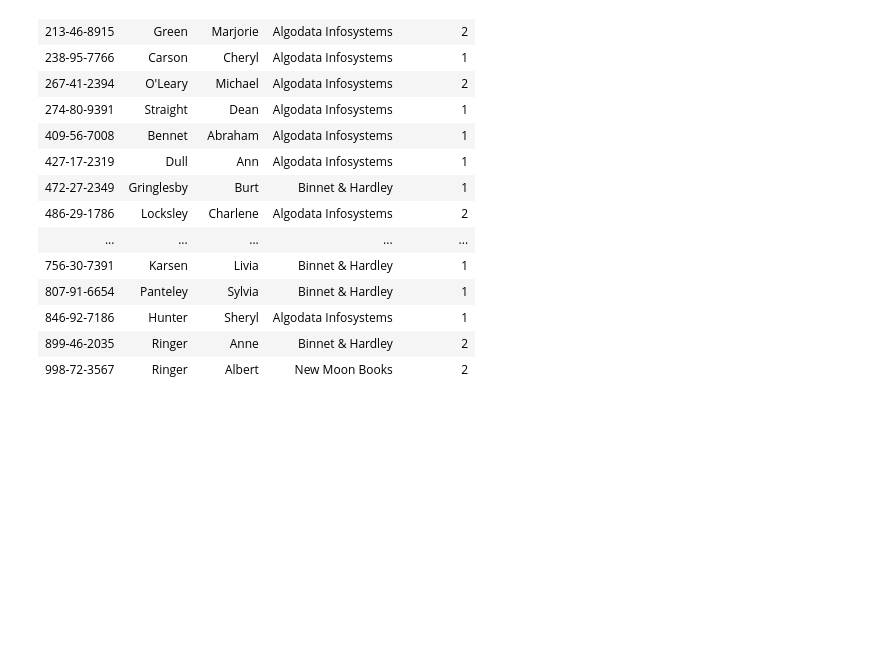
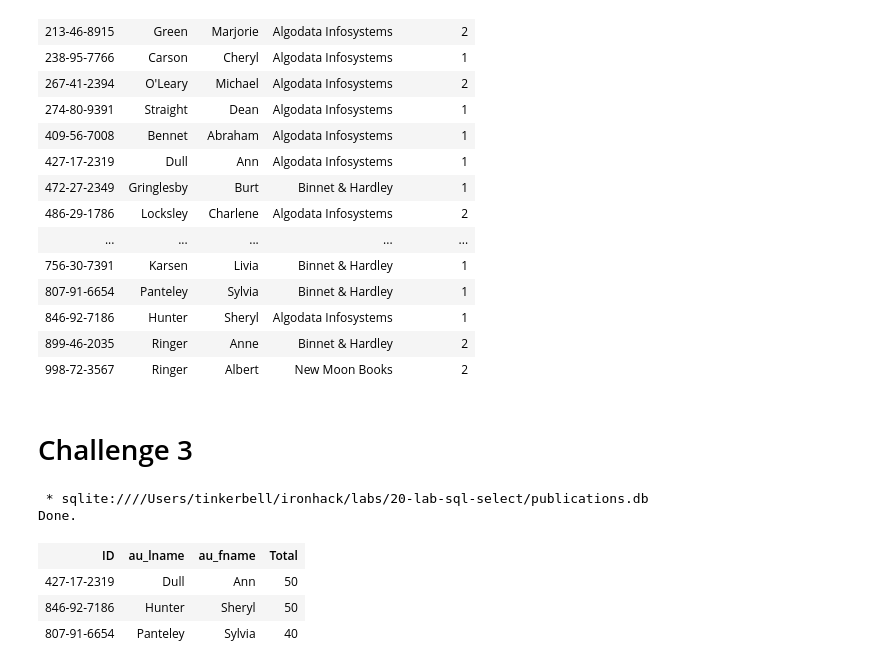
Before and after one commit to ironhack-bcn-data-pt/20-lab-sql-select, a Jupyter notebook: your-code/solution.ipynb, the cells around one changed output. Cells and saved outputs as stored; diff of their text form; code cells hidden in the pictures; blank space fills up the shorter version.

```diff
--- a/your-code/solution.ipynb
+++ b/your-code/solution.ipynb
@@ -200,3 +200,21 @@ Done.
 | 846-92-7186 | Hunter | Sheryl | Algodata Infosystems | 1 |
 | 899-46-2035 | Ringer | Anne | Binnet & Hardley | 2 |
 | 998-72-3567 | Ringer | Albert | New Moon Books | 2 |
+# %% [markdown]
+# Challenge 3
+# %%
+%%sql
+select authors.au_id as ID, authors.au_lname, authors.au_fname, sales.qty as Total
+from authors join titleauthor on authors.au_id = titleauthor.au_id
+             join titles on titleauthor.title_id = titles.title_id
+             join sales on titles.title_id = sales.title_id
+group by authors.au_id, authors.au_lname, authors.au_fname
+order by Total desc
+limit 3
+# %% [output]
+ * sqlite:////Users/tinkerbell/ironhack/labs/20-lab-sql-select/publications.db
+Done.
+| ID | au_lname | au_fname | Total |
+| 427-17-2319 | Dull | Ann | 50 |
+| 846-92-7186 | Hunter | Sheryl | 50 |
+| 807-91-6654 | Panteley | Sylvia | 40 |
```
Also changed, not shown: parts of 3 cells of this notebook.
